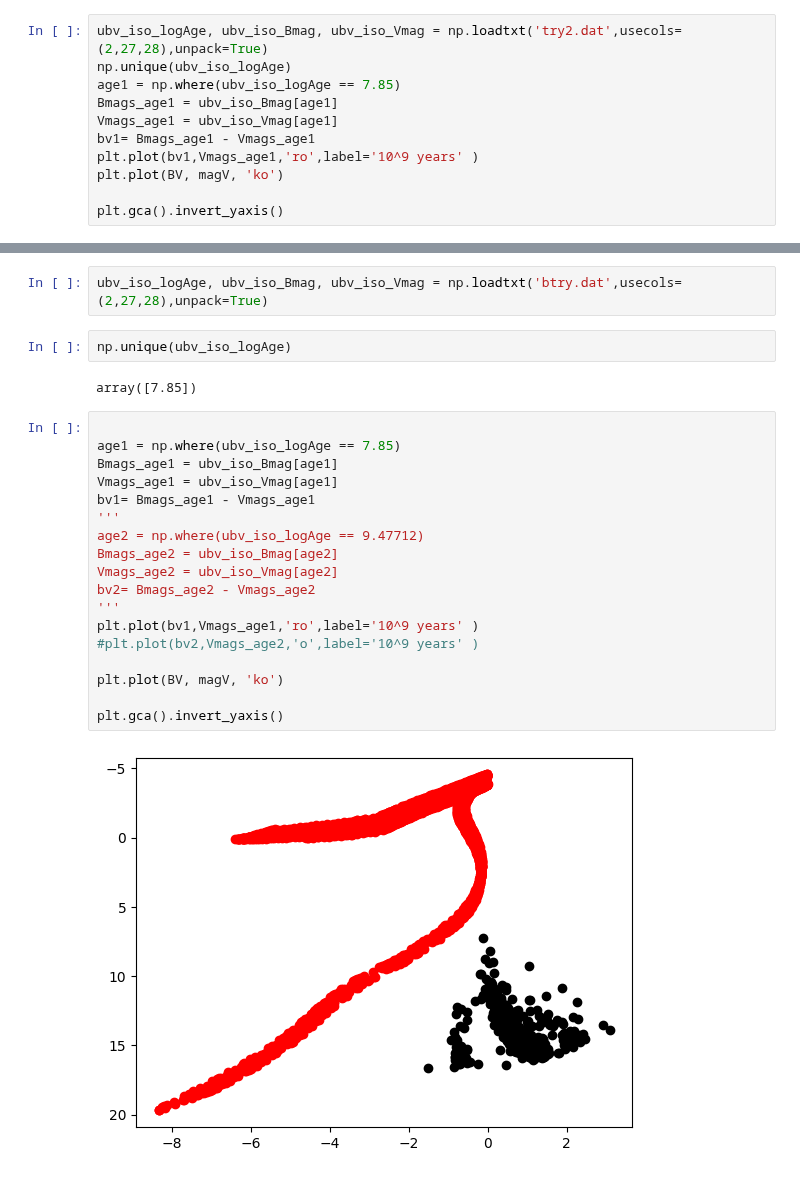
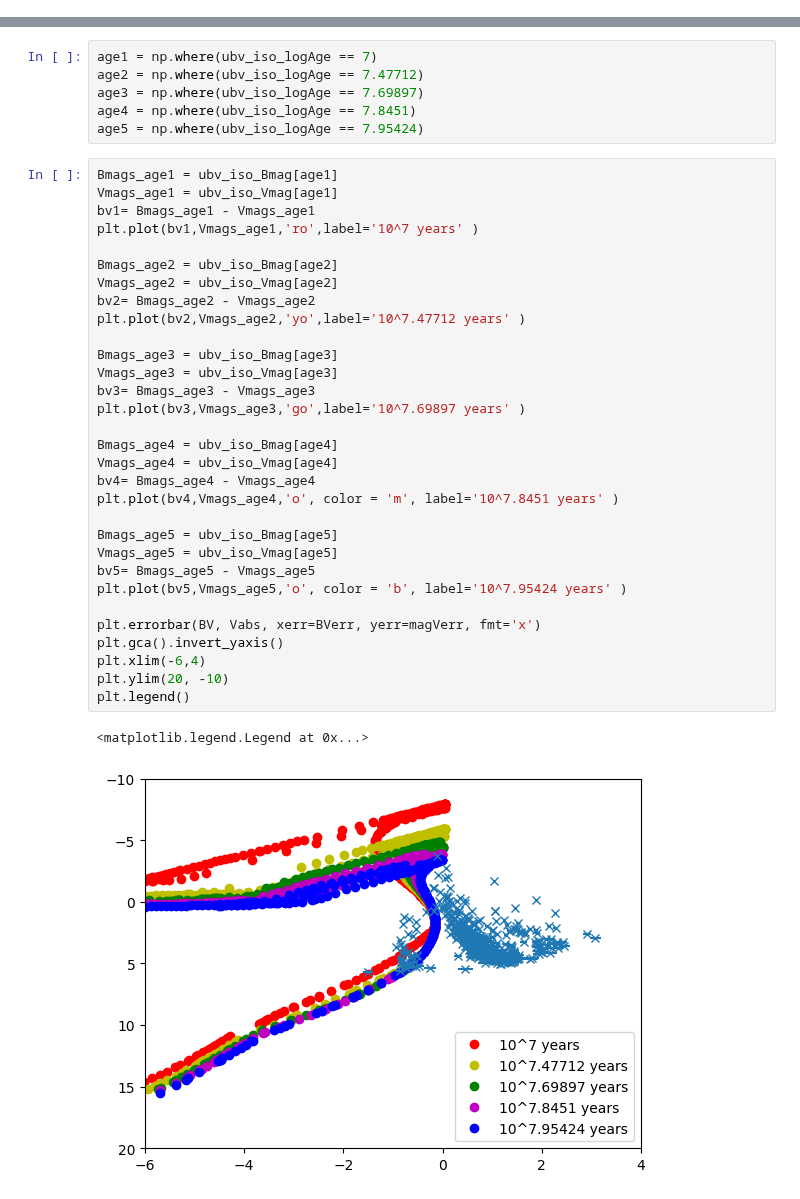
Before and after one commit to Clarke-Henshaw-Miles/extra, a Jupyter notebook: turtle_tree.ipynb, the cells around one changed output, grey strips where cells are left out. Cells and saved outputs as stored; diff of their text form.

```diff
--- a/turtle_tree.ipynb
+++ b/turtle_tree.ipynb
@@ -47,11 +34,0 @@ plt.gca().invert_yaxis()
-# %%
-ubv_iso_logAge, ubv_iso_Bmag, ubv_iso_Vmag = np.loadtxt('try2.dat',usecols=(2,27,28),unpack=True)
-np.unique(ubv_iso_logAge)
-age1 = np.where(ubv_iso_logAge == 7.85)
-Bmags_age1 = ubv_iso_Bmag[age1]
-Vmags_age1 = ubv_iso_Vmag[age1]
-bv1= Bmags_age1 - Vmags_age1
-plt.plot(bv1,Vmags_age1,'ro',label='10^9 years' )
-plt.plot(BV, magV, 'ko')
-
-plt.gca().invert_yaxis()
@@ -71,26 +35,40 @@ plt.gca().invert_yaxis()
-# %%
-ubv_iso_logAge, ubv_iso_Bmag, ubv_iso_Vmag = np.loadtxt('btry.dat',usecols=(2,27,28),unpack=True)
-# %%
-np.unique(ubv_iso_logAge)
-# %% [output]
-array([7.85])
-# %%
-
-age1 = np.where(ubv_iso_logAge == 7.85)
-Bmags_age1 = ubv_iso_Bmag[age1]
-Vmags_age1 = ubv_iso_Vmag[age1]
-bv1= Bmags_age1 - Vmags_age1
-'''
-age2 = np.where(ubv_iso_logAge == 9.47712)
-Bmags_age2 = ubv_iso_Bmag[age2]
-Vmags_age2 = ubv_iso_Vmag[age2]
-bv2= Bmags_age2 - Vmags_age2
-'''
-plt.plot(bv1,Vmags_age1,'ro',label='10^9 years' )
-#plt.plot(bv2,Vmags_age2,'o',label='10^9 years' )
-
-plt.plot(BV, magV, 'ko')
-
-plt.gca().invert_yaxis()
-# %% [output]
-[figure, removed]
+# %%
+age1 = np.where(ubv_iso_logAge == 7)
+age2 = np.where(ubv_iso_logAge == 7.47712)
+age3 = np.where(ubv_iso_logAge == 7.69897)
+age4 = np.where(ubv_iso_logAge == 7.8451)
+age5 = np.where(ubv_iso_logAge == 7.95424)
+# %%
+Bmags_age1 = ubv_iso_Bmag[age1]
+Vmags_age1 = ubv_iso_Vmag[age1]
+bv1= Bmags_age1 - Vmags_age1
+plt.plot(bv1,Vmags_age1,'ro',label='10^7 years' )
+
+Bmags_age2 = ubv_iso_Bmag[age2]
+Vmags_age2 = ubv_iso_Vmag[age2]
+bv2= Bmags_age2 - Vmags_age2
+plt.plot(bv2,Vmags_age2,'yo',label='10^7.47712 years' )
+
+Bmags_age3 = ubv_iso_Bmag[age3]
+Vmags_age3 = ubv_iso_Vmag[age3]
+bv3= Bmags_age3 - Vmags_age3
+plt.plot(bv3,Vmags_age3,'go',label='10^7.69897 years' )
+
+Bmags_age4 = ubv_iso_Bmag[age4]
+Vmags_age4 = ubv_iso_Vmag[age4]
+bv4= Bmags_age4 - Vmags_age4
+plt.plot(bv4,Vmags_age4,'o', color = 'm', label='10^7.8451 years' )
+
+Bmags_age5 = ubv_iso_Bmag[age5]
+Vmags_age5 = ubv_iso_Vmag[age5]
+bv5= Bmags_age5 - Vmags_age5
+plt.plot(bv5,Vmags_age5,'o', color = 'b', label='10^7.95424 years' )
+
+plt.errorbar(BV, Vabs, xerr=BVerr, yerr=magVerr, fmt='x')
+plt.gca().invert_yaxis()
+plt.xlim(-6,4)
+plt.ylim(20, -10)
+plt.legend()
+# %% [output]
+<matplotlib.legend.Legend at 0x...>
+[figure, added]
```
Also changed, not shown: parts of 11 cells of this notebook.
